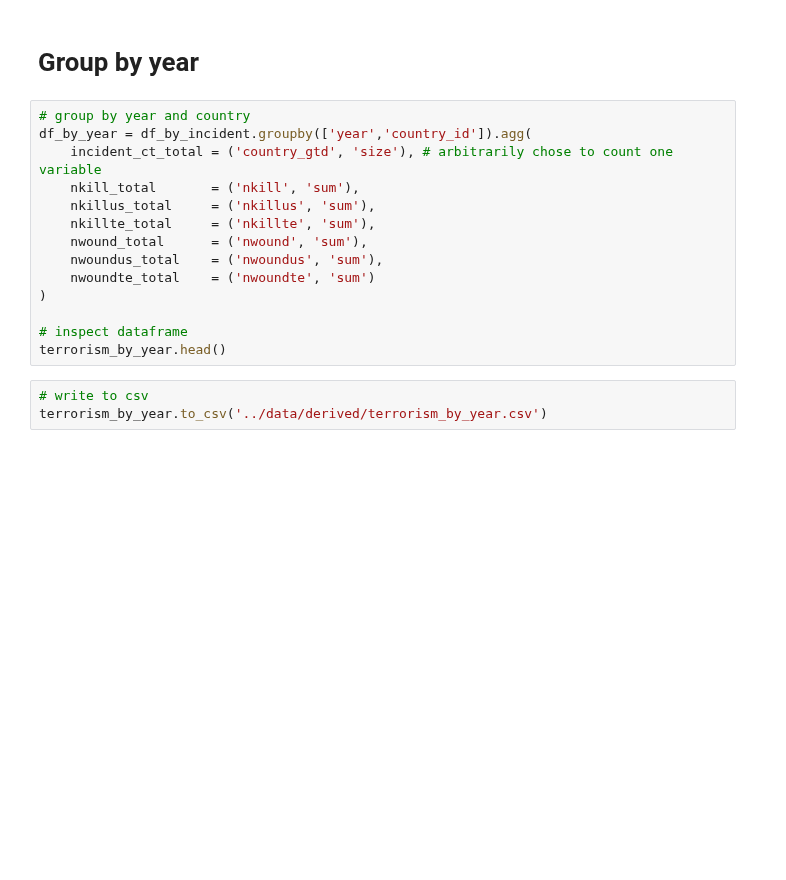
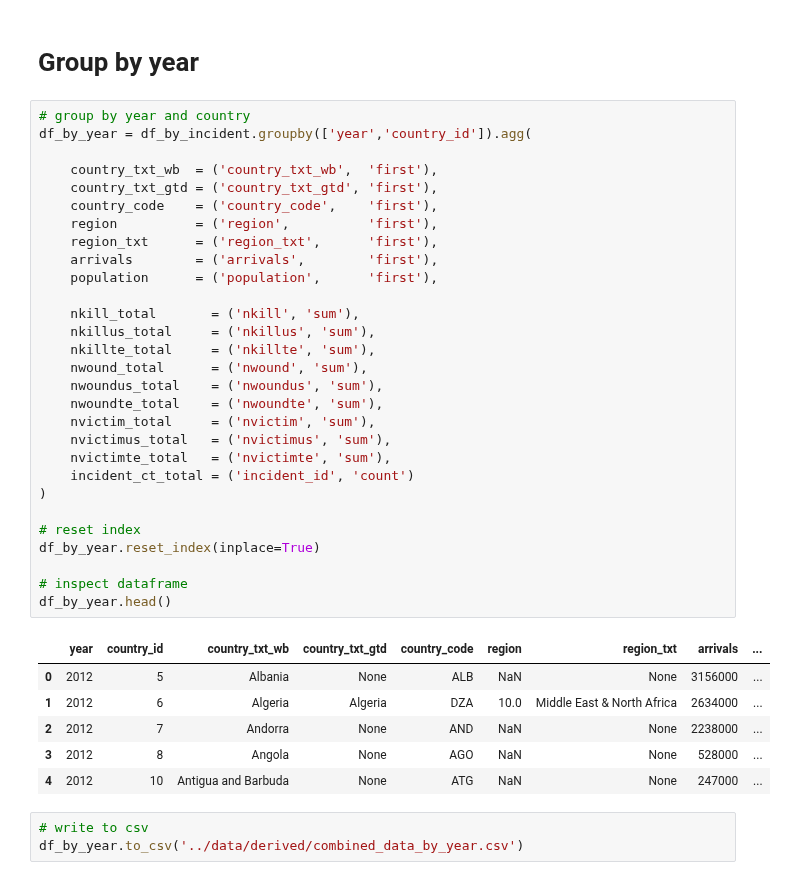
Before and after one commit to brooke-l-hawkins/milestone-i-project, a Jupyter notebook: code/join_data.ipynb, the cells around one changed output. Drawn from its saved outputs; the diff is of its cells as text; blank space fills up the shorter version.

Commit message:
group data by year

```diff
--- a/code/join_data.ipynb
+++ b/code/join_data.ipynb
@@ -191,17 +205,39 @@ df_by_incident[df_by_incident.event_ct_total==0]
 # %%
 # group by year and country
 df_by_year = df_by_incident.groupby(['year','country_id']).agg(
-    incident_ct_total = ('country_gtd', 'size'), # arbitrarily chose to count one variable
+
+    country_txt_wb  = ('country_txt_wb',  'first'),
+    country_txt_gtd = ('country_txt_gtd', 'first'),
+    country_code    = ('country_code',    'first'),
+    region          = ('region',          'first'),
+    region_txt      = ('region_txt',      'first'),
+    arrivals        = ('arrivals',        'first'),
+    population      = ('population',      'first'),
+
     nkill_total       = ('nkill', 'sum'),
     nkillus_total     = ('nkillus', 'sum'),
     nkillte_total     = ('nkillte', 'sum'),
     nwound_total      = ('nwound', 'sum'),
     nwoundus_total    = ('nwoundus', 'sum'),
-    nwoundte_total    = ('nwoundte', 'sum')
+    nwoundte_total    = ('nwoundte', 'sum'),
+    nvictim_total     = ('nvictim', 'sum'),
+    nvictimus_total   = ('nvictimus', 'sum'),
+    nvictimte_total   = ('nvictimte', 'sum'),
+    incident_ct_total = ('incident_id', 'count')
 )
 
+# reset index
+df_by_year.reset_index(inplace=True)
+
 # inspect dataframe
-terrorism_by_year.head()
+df_by_year.head()
+# %% [output]
+|  | year | country_id | country_txt_wb | country_txt_gtd | country_code | region | region_txt | arrivals | ... |
+| 0 | 2012 | 5 | Albania | None | ALB | NaN | None | 3156000 | ... |
+| 1 | 2012 | 6 | Algeria | Algeria | DZA | 10.0 | Middle East & North Africa | 2634000 | ... |
+| 2 | 2012 | 7 | Andorra | None | AND | NaN | None | 2238000 | ... |
+| 3 | 2012 | 8 | Angola | None | AGO | NaN | None | 528000 | ... |
+| 4 | 2012 | 10 | Antigua and Barbuda | None | ATG | NaN | None | 247000 | ... |
 # %%
 # write to csv
-terrorism_by_year.to_csv('../data/derived/terrorism_by_year.csv')
+df_by_year.to_csv('../data/derived/combined_data_by_year.csv')
```
Also changed, not shown: parts of 1 cell of this notebook, 1 other file.
